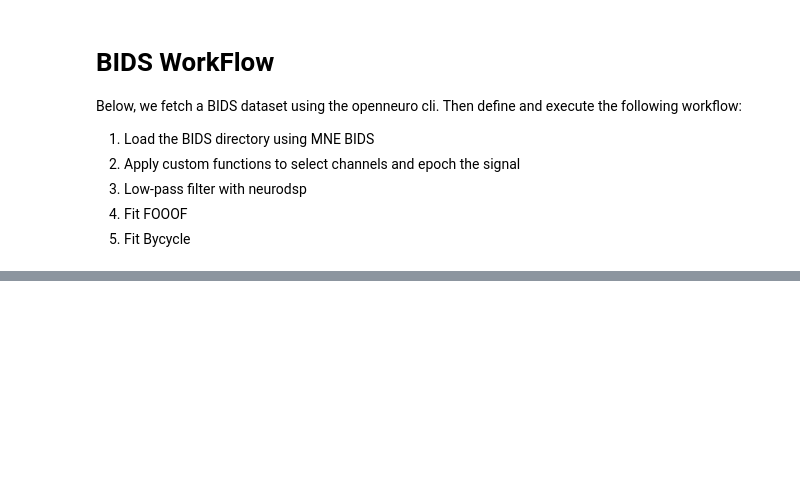
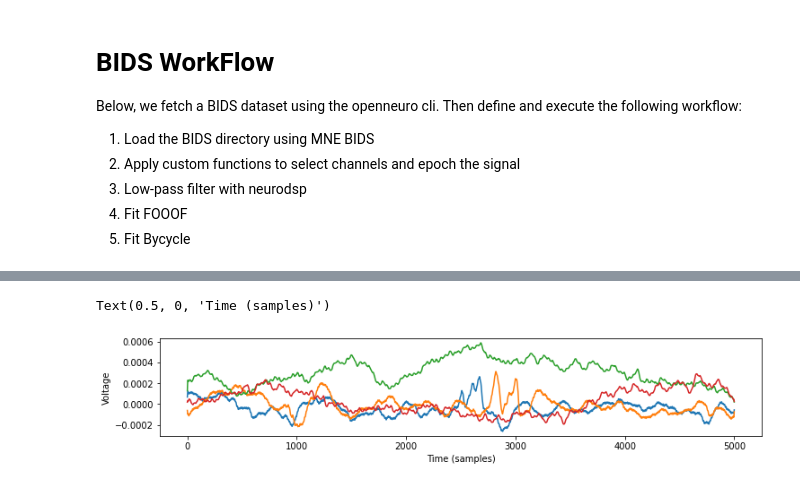
Before and after one commit to voytekresearch/ndspflow, a Jupyter notebook: doc/tutorials/plot_2_bids.ipynb, the cells around one changed output, grey strips where cells are left out. Saved outputs shown, nothing was run; the diff lists cells and outputs as text; code cells hidden in the pictures; blank space fills up the shorter version.

```diff
--- a/doc/tutorials/plot_2_bids.ipynb
+++ b/doc/tutorials/plot_2_bids.ipynb
@@ -86,0 +91,22 @@ wf.results
+# %%
+wf = WorkFlow(bids_path=bids_path, session='SITUATION1A', task='acute')
+
+wf.read_bids(subject='sub-RESP0059', allow_ragged=True)
+
+# Custom transforms
+wf.transform(select_channels, ['Gr16', 'Gr17'])
+wf.transform(epoch, 2, 5000)
+wf.transform(filter_signal, 'self.fs', 'lowpass', 200, remove_edges=False)
+wf.merge()
+# %%
+# Plot example channels
+plt.figure(figsize=(12, 2))
+for subj in wf.y_array:
+    for ch in subj[2:]:
+        plt.plot(ch)
+
+plt.ylabel('Voltage')
+plt.xlabel('Time (samples)')
+# %% [output]
+Text(0.5, 0, 'Time (samples)')
+[figure, added]
```
Also changed, not shown: parts of 4 cells of this notebook, 9 other files.
